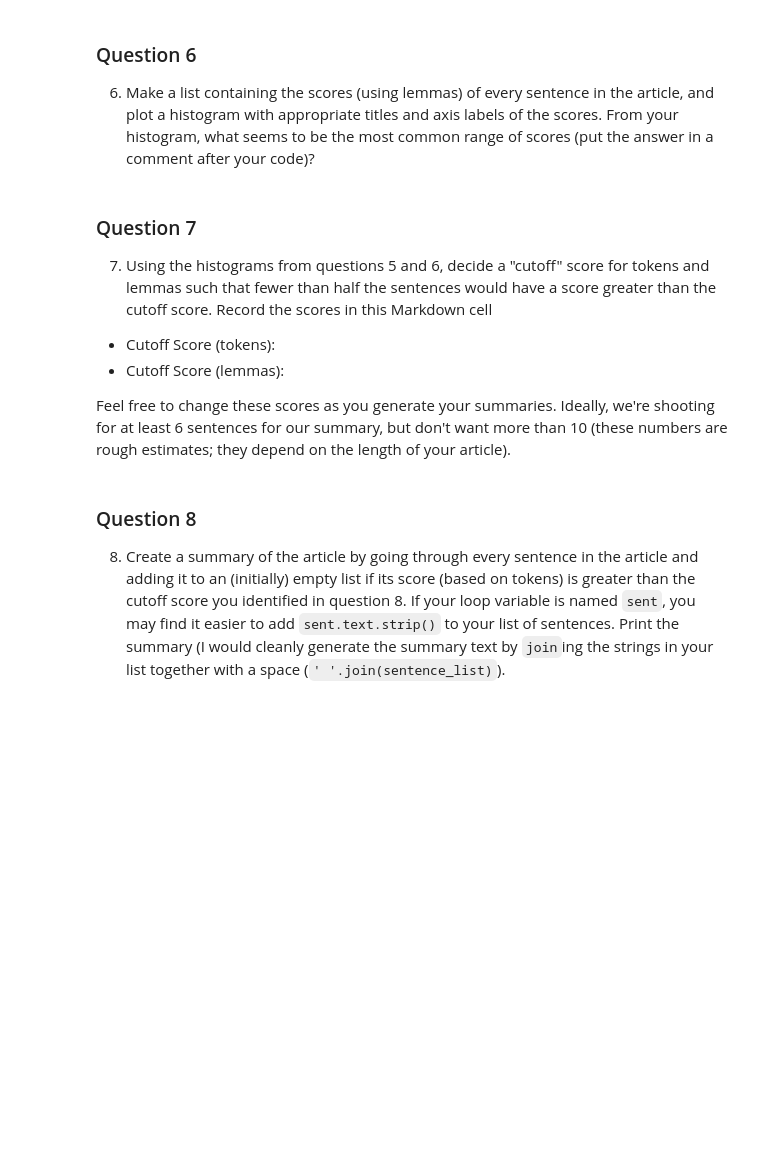
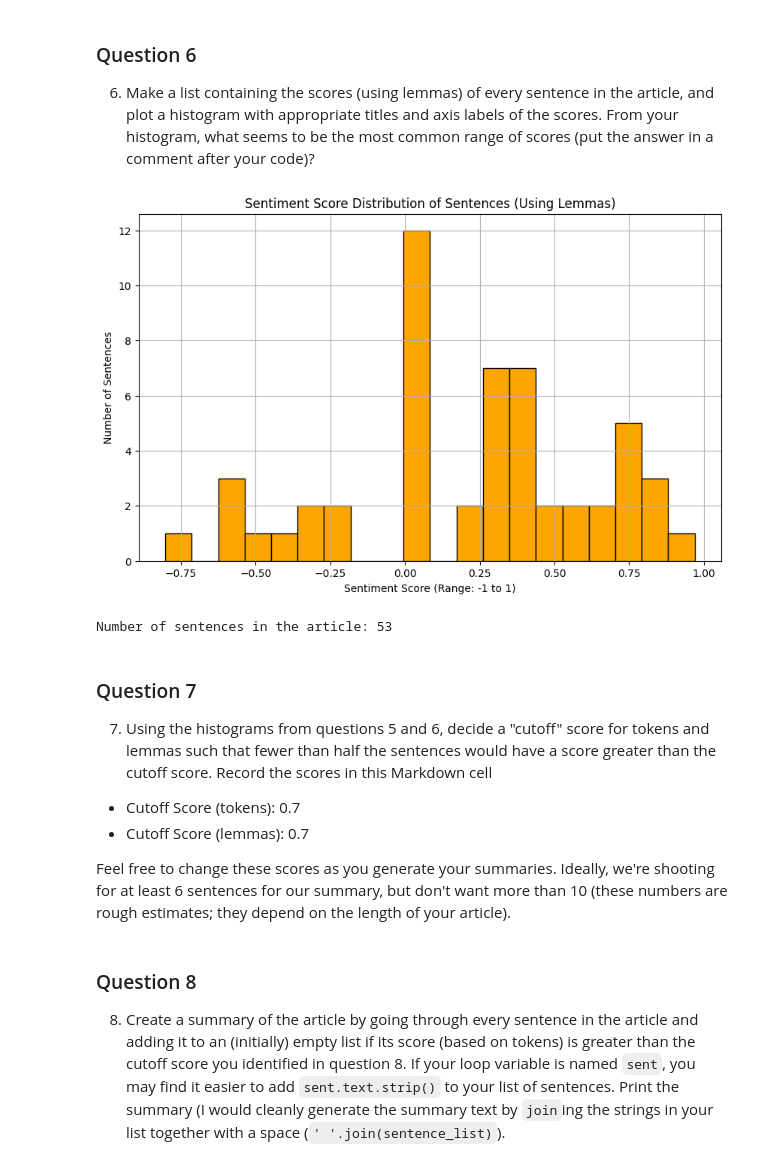
Before and after one commit to SMStclair/Sean_final, a Jupyter notebook: article-summarizer.ipynb, the cells around one changed output. Cells and saved outputs as stored; diff of their text form; code cells hidden in the pictures; blank space fills up the shorter version.

```diff
--- a/article-summarizer.ipynb
+++ b/article-summarizer.ipynb
@@ -66,12 +193,47 @@ To download the necessary data, simply run
 # %% [markdown]
 ### Question  6
 6. Make a list containing the scores (using lemmas) of every sentence in the article, and plot a histogram with appropriate titles and axis labels of the scores.  From your histogram, what seems to be the most common range of scores (put the answer in a comment after your code)?
+# %%
+nlp = spacy.load("en_core_web_sm")
+file_path = 'article_html.pkl'
+with open(file_path, 'rb') as file:
+    html_content = pickle.load(file)
+
+soup = BeautifulSoup(html_content, 'html.parser')
+article_text = soup.get_text()
+doc = nlp(article_text)
+sentences = list(doc.sents)
+
+sia = SentimentIntensityAnalyzer()
+sentiment_scores_lemmas = []
+
+for sentence in sentences:
+    lemmas = [token.lemma_ for token in sentence if token.is_alpha and not token.is_stop]
+
+    lemma_text = ' '.join(lemmas)
+
+    score = sia.polarity_scores(lemma_text)
+    sentiment_scores_lemmas.append(score['compound'])
+
+plt.figure(figsize=(10, 6))
+plt.hist(sentiment_scores_lemmas, bins=20, color='orange', edgecolor='black')
+plt.title('Sentiment Score Distribution of Sentences (Using Lemmas)')
+plt.xlabel('Sentiment Score (Range: -1 to 1)')
+plt.ylabel('Number of Sentences')
+plt.grid(True)
+plt.show()
+
+print(f"Number of sentences in the article: {len(sentences)}")
+# The most common range of sentiment scores appears to be between 0.00 and 0.75, indicating a very positive tone.
+# %% [output]
+[figure, added]
+Number of sentences in the article: 53
 # %% [markdown]
 ### Question  7
 7. Using the histograms from questions 5 and 6, decide a "cutoff" score for tokens and lemmas such that fewer than half the sentences would have a score greater than the cutoff score.  Record the scores in this Markdown cell
 
-* Cutoff Score (tokens):
-* Cutoff Score (lemmas):
+* Cutoff Score (tokens): 0.7
+* Cutoff Score (lemmas): 0.7
 
 Feel free to change these scores as you generate your summaries.  Ideally, we're shooting for at least 6 sentences for our summary, but don't want more than 10 (these numbers are rough estimates; they depend on the length of your article).
 # %% [markdown]
```
Also changed, not shown: parts of 16 cells of this notebook, 2 other files.
